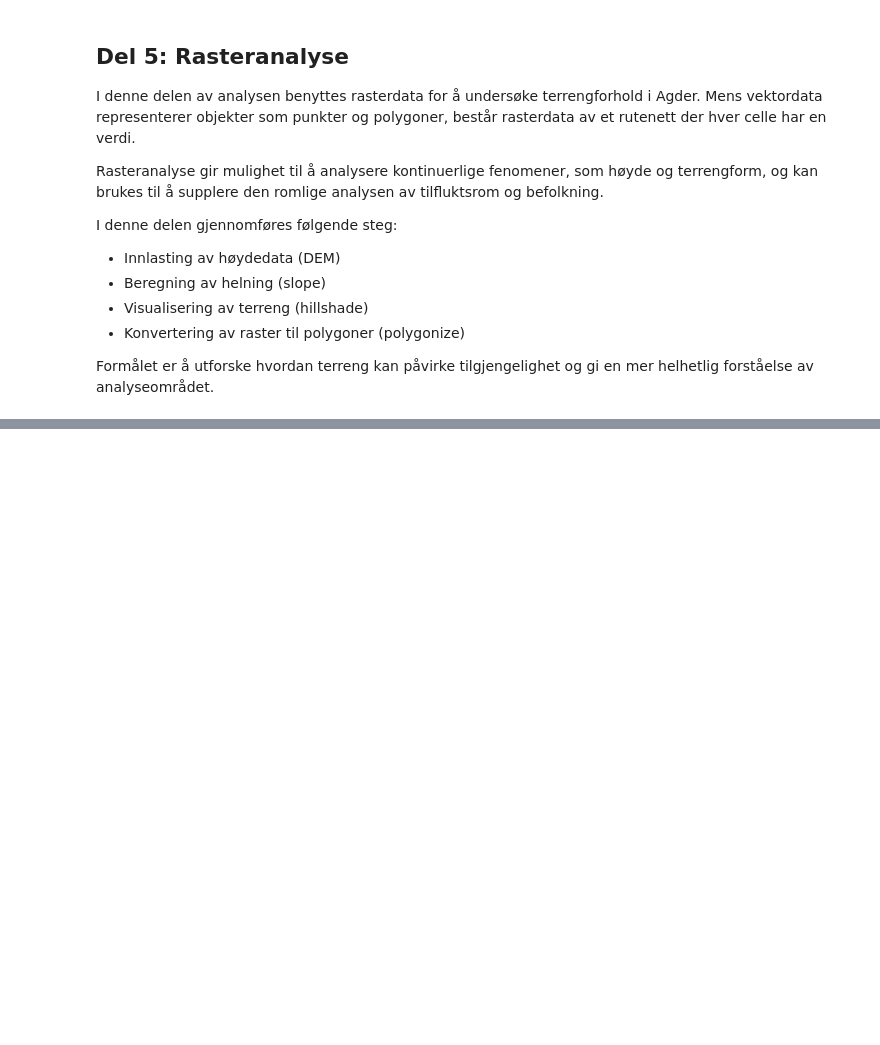
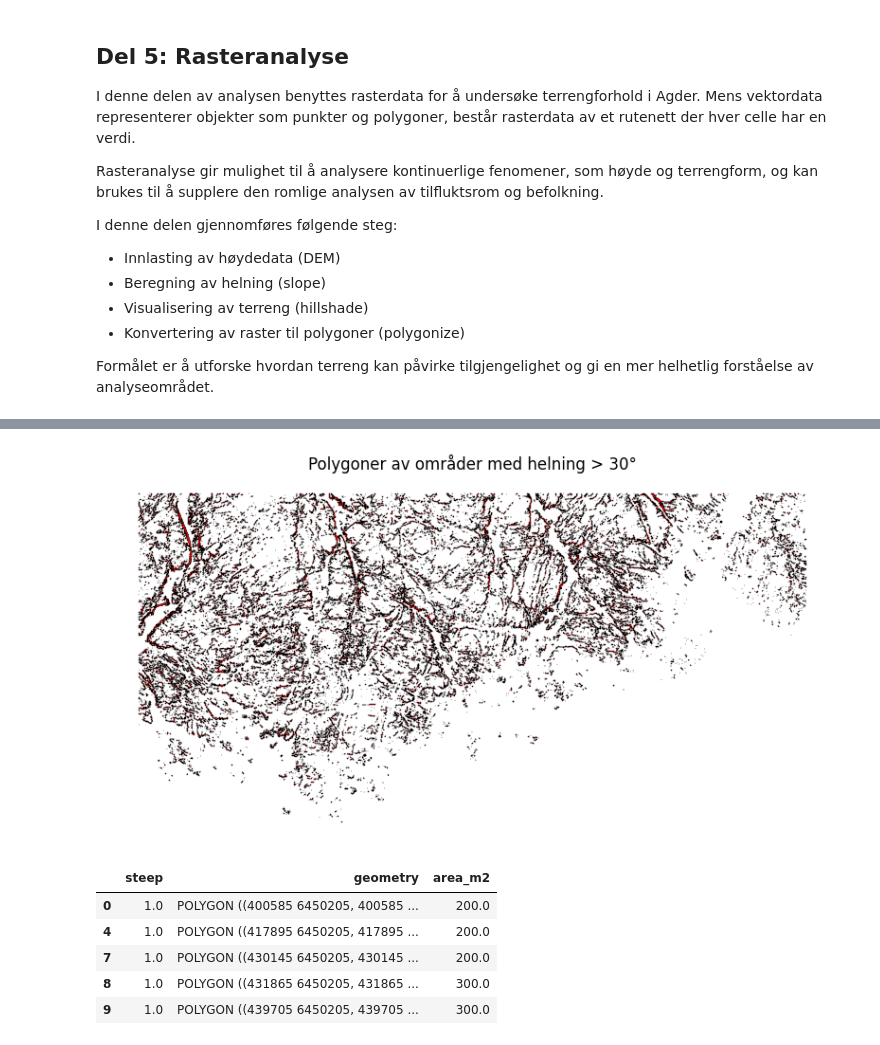
Before and after one commit to sivert-svanes/IS-218-Prosjekt, a Jupyter notebook: notebooks/analysis.ipynb, the cells around one changed output, grey strips where cells are left out. Cells and saved outputs as stored; diff of their text form; code cells hidden in the pictures; blank space fills up the shorter version.

```diff
--- a/notebooks/analysis.ipynb
+++ b/notebooks/analysis.ipynb
@@ -1086,0 +1134,42 @@ plt.show()
+# %%
+from rasterio.features import shapes
+from shapely.geometry import shape
+import geopandas as gpd
+
+# Polygoniser bare områder med verdi 1
+results = shapes(steep_areas.astype(np.int16), transform=transform)
+
+geoms = []
+values = []
+
+for geom, value in results:
+    if value == 1:
+        geoms.append(shape(geom))
+        values.append(value)
+
+steep_polygons_gdf = gpd.GeoDataFrame(
+    {"steep": values},
+    geometry=geoms,
+    crs=crs
+)
+
+# Valgfritt: fjern veldig små polygoner som kan være støy
+steep_polygons_gdf["area_m2"] = steep_polygons_gdf.geometry.area
+steep_polygons_gdf = steep_polygons_gdf[steep_polygons_gdf["area_m2"] > 100]
+
+# Visualisering
+fig, ax = plt.subplots(figsize=(10, 8))
+steep_polygons_gdf.plot(ax=ax, color="red", edgecolor="black", linewidth=0.3)
+ax.set_title(f"Polygoner av områder med helning > {slope_threshold}°")
+ax.axis("off")
+plt.show()
+
+steep_polygons_gdf.head()
+# %% [output]
+[figure, added]
+|  | steep | geometry | area_m2 |
+| 0 | 1.0 | POLYGON ((400585 6450205, 400585 ... | 200.0 |
+| 4 | 1.0 | POLYGON ((417895 6450205, 417895 ... | 200.0 |
+| 7 | 1.0 | POLYGON ((430145 6450205, 430145 ... | 200.0 |
+| 8 | 1.0 | POLYGON ((431865 6450205, 431865 ... | 300.0 |
+| 9 | 1.0 | POLYGON ((439705 6450205, 439705 ... | 300.0 |
```
Also changed, not shown: parts of 17 cells of this notebook.
